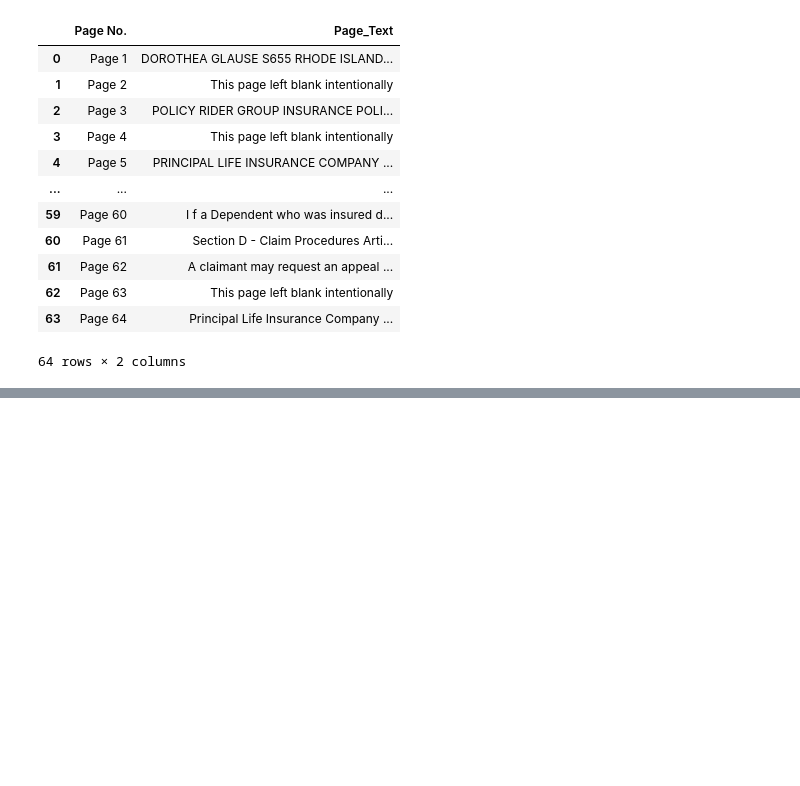
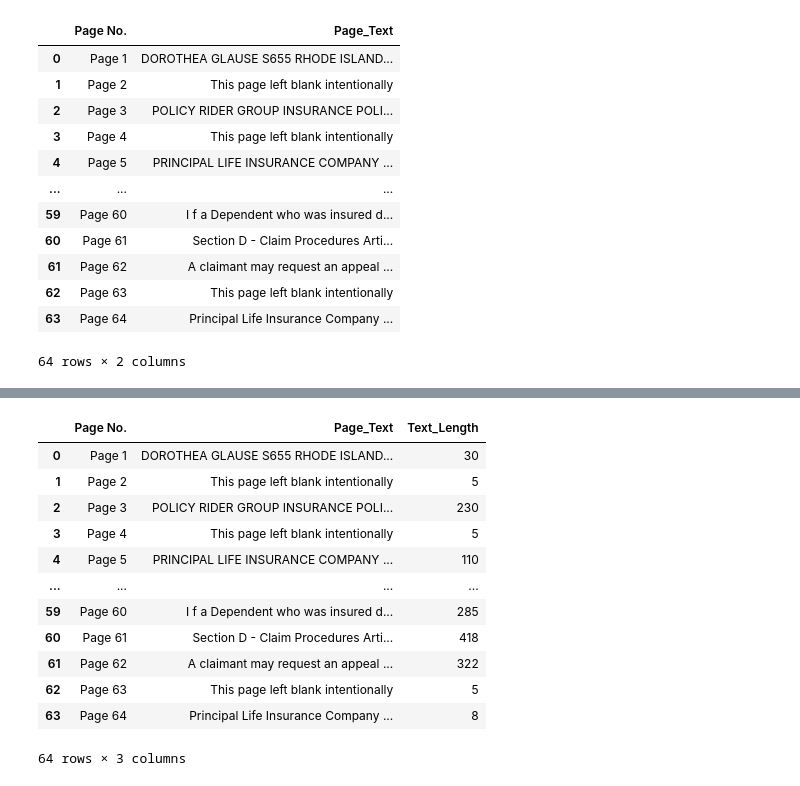
Before and after one commit to ashitajain/HelpMate_AI, a Jupyter notebook: Mr.HelpMate AI.ipynb, the cells around one changed output, grey strips where cells are left out. Drawn from its saved outputs; the diff is of its cells as text; code cells hidden in the pictures; blank space fills up the shorter version.

```diff
--- a/Mr.HelpMate AI.ipynb
+++ b/Mr.HelpMate AI.ipynb
@@ -197,0 +203,3 @@ insurance_pdfs_data
+# %%
+# Let's also check the length of all the texts as there might be some empty pages or pages with very few words that we can drop
+insurance_pdfs_data['Text_Length'] = insurance_pdfs_data['Page_Text'].apply(lambda x: len(x.split(' ')))
@@ -197,0 +223,16 @@ insurance_pdfs_data
+# %%
+insurance_pdfs_data
+# %% [output]
+|  | Page No. | Page_Text | Text_Length |
+| 0 | Page 1 | DOROTHEA GLAUSE S655 RHODE ISLAND... | 30 |
+| 1 | Page 2 | This page left blank intentionally | 5 |
+| 2 | Page 3 | POLICY RIDER GROUP INSURANCE POLI... | 230 |
+| 3 | Page 4 | This page left blank intentionally | 5 |
+| 4 | Page 5 | PRINCIPAL LIFE INSURANCE COMPANY ... | 110 |
+| ... | ... | ... | ... |
+| 59 | Page 60 | I f a Dependent who was insured d... | 285 |
+| 60 | Page 61 | Section D - Claim Procedures Arti... | 418 |
+| 61 | Page 62 | A claimant may request an appeal ... | 322 |
+| 62 | Page 63 | This page left blank intentionally | 5 |
+| 63 | Page 64 | Principal Life Insurance Company ... | 8 |
+64 rows × 3 columns
```
Also changed, not shown: parts of 2 cells of this notebook.
